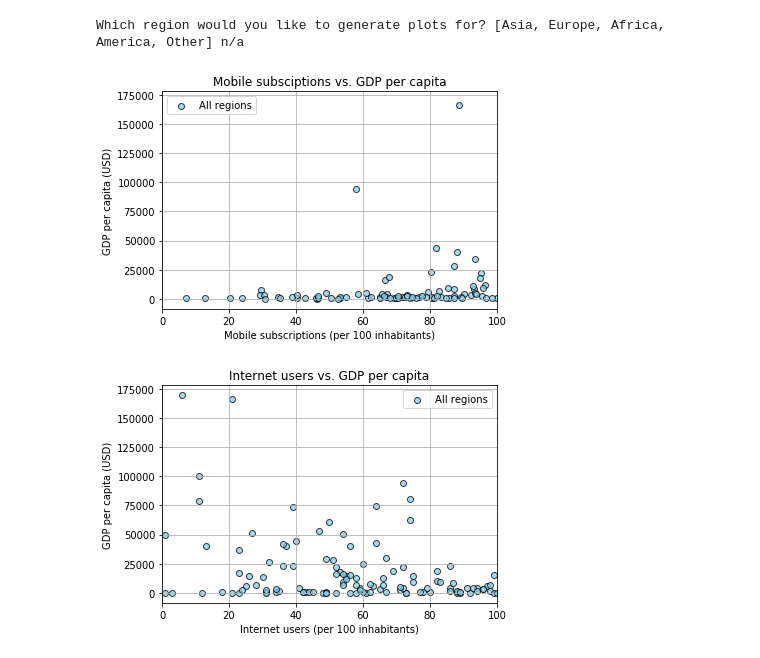
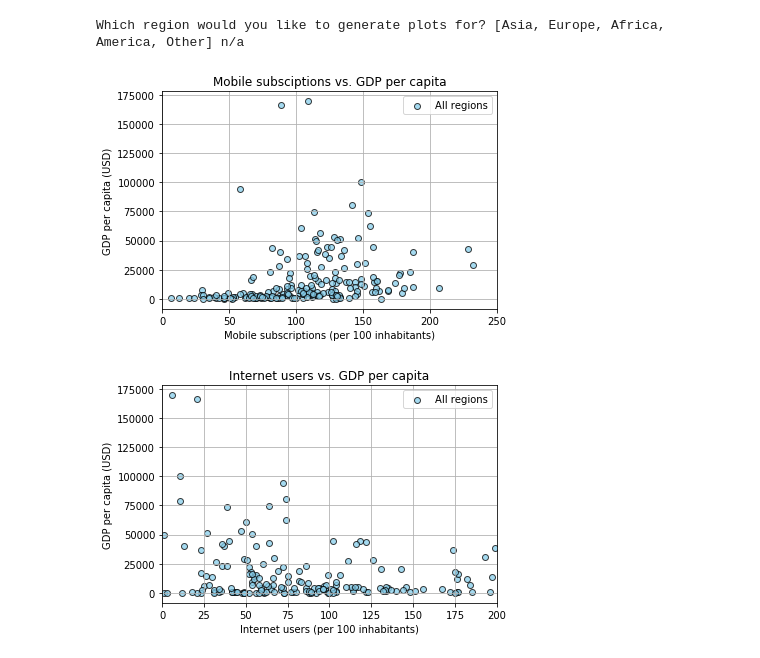
Before and after one commit to Data-Analytics-Project-Group/Visualizing-World-Economic-Trends, a Jupyter notebook: Visualizing World Economic Trends.ipynb, the cells around one changed output. Cells and saved outputs as stored; diff of their text form; code cells hidden in the pictures.

```diff
--- a/Visualizing World Economic Trends.ipynb
+++ b/Visualizing World Economic Trends.ipynb
@@ -163,13 +163,13 @@ else:
 plt.title("Mobile subsciptions vs. GDP per capita")
 plt.ylabel("GDP per capita (USD)")
 plt.xlabel("Mobile subscriptions (per 100 inhabitants)")
-plt.xlim(0, 100)
+plt.xlim(0, 250)
 plt.grid(True)
 plt.legend()
 
 plt.show()
 # %% [output]
-[figure, old version]
+[figure, new version]
 # %%
 # Internet users vs. GDP per capita
 if(region.lower() == "asia"):
@@ -219,32 +219,32 @@ elif(region.lower() == "america"):
 elif(region.lower() == "other"):
 
     plt.scatter(other_tech_data["Internet users (per 100 inhabitants)"],
                 other_tech_data["GDP per capita (USD)"],
                 facecolors = "skyblue",
                 edgecolors = "black",
                 linewidths = 1,
                 marker = "o",
                 alpha = 0.75,
                 label = "Other")
 
 else:
 
     plt.scatter(tech_data["Internet users (per 100 inhabitants)"],
                 tech_data["GDP per capita (USD)"],
                 facecolors = "skyblue",
                 edgecolors = "black",
                 linewidths = 1,
                 marker = "o",
                 alpha = 0.75,
                 label = "All regions")
 
 plt.title("Internet users vs. GDP per capita")
 plt.ylabel("GDP per capita (USD)")
 plt.xlabel("Internet users (per 100 inhabitants)")
-plt.xlim(0, 100)
+plt.xlim(0, 250)
 plt.grid(True)
 plt.legend()
 
 plt.show()
 # %% [output]
-[figure, old version]
+[figure, new version]
```
